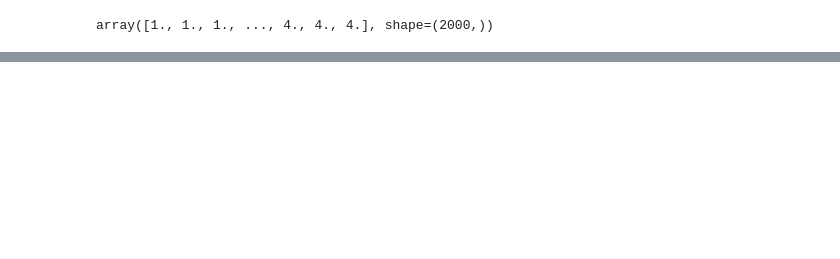
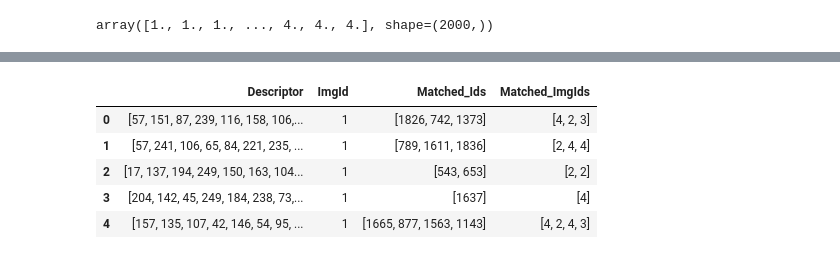
Before and after one commit to GCSchmidt/local-image-features-apps, a Jupyter notebook: image-stitching/experiments.ipynb, the cells around one changed output, grey strips where cells are left out. Saved outputs shown, nothing was run; the diff lists cells and outputs as text; code cells hidden in the pictures; blank space fills up the shorter version.

```diff
--- a/image-stitching/experiments.ipynb
+++ b/image-stitching/experiments.ipynb
@@ -51,0 +129,30 @@ array([   1,    2,    3, ..., 1998, 1999, 2000], shape=(2000,))
+# %%
+# remove Matched Ids of descriptors that belong to the same image
+def remove_invalid_matches(row) -> pd.Series:
+    """
+    Remnoves Ids from Matched_Ids that are the are from the same Image (ImgId)
+
+    Args:
+        row: a row from a pandas dataframe
+
+    Returns:
+        series: a series for containing the updated Matched_Ids and Matched_ImgIds, with invalid values removed.
+    """
+    matched_ids, img_ids, imgId = row['Matched_Ids'], row['Matched_ImgIds'], row['ImgId']
+    indeces_to_remove = np.where(img_ids == imgId)
+    # create mask to remove values
+    mask = np.ones(len(matched_ids), dtype=bool)
+    mask[indeces_to_remove] = False
+    matched_ids = matched_ids[mask,...]
+    img_ids = img_ids[mask,...]
+    return pd.Series([matched_ids, img_ids])
+# %%
+matching_df[["Matched_Ids", "Matched_ImgIds"]] = matching_df.apply(remove_invalid_matches, axis=1)
+matching_df.head()
+# %% [output]
+|  | Descriptor | ImgId | Matched_Ids | Matched_ImgIds |
+| 0 | [57, 151, 87, 239, 116, 158, 106,... | 1 | [1826, 742, 1373] | [4, 2, 3] |
+| 1 | [57, 241, 106, 65, 84, 221, 235, ... | 1 | [789, 1611, 1836] | [2, 4, 4] |
+| 2 | [17, 137, 194, 249, 150, 163, 104... | 1 | [543, 653] | [2, 2] |
+| 3 | [204, 142, 45, 249, 184, 238, 73,... | 1 | [1637] | [4] |
+| 4 | [157, 135, 107, 42, 146, 54, 95, ... | 1 | [1665, 877, 1563, 1143] | [4, 2, 4, 3] |
```
Also changed, not shown: parts of 15 cells of this notebook.
